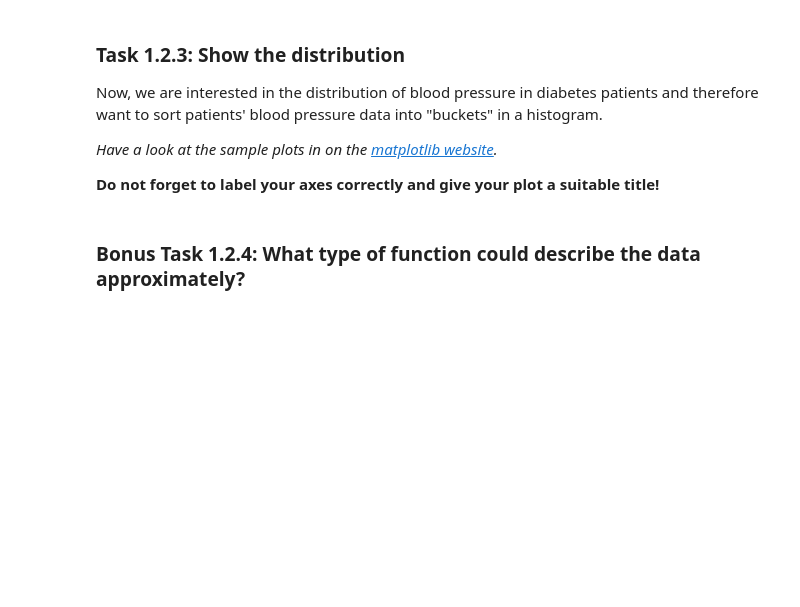
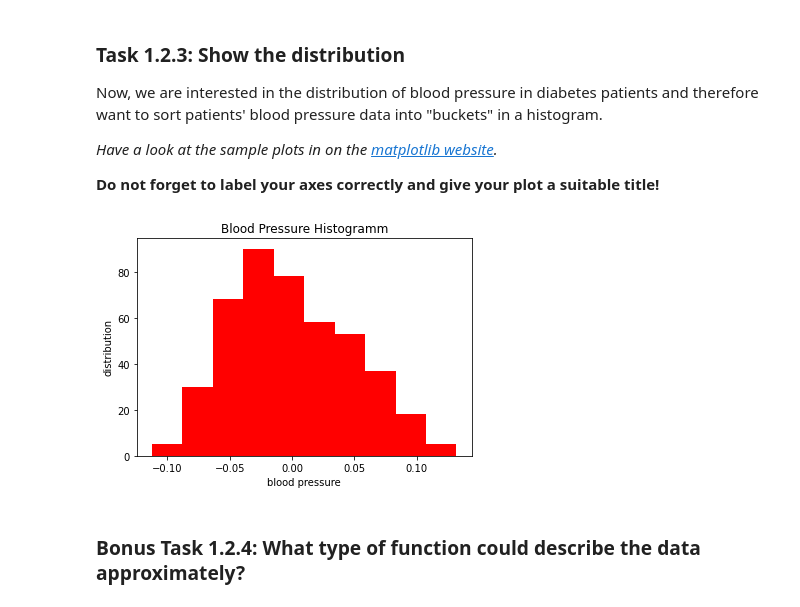
Before and after one commit to JakobSachs/DAIS2022, a Jupyter notebook: A02 - Plotting Correlation Regression/PlottingCorrelation.ipynb, the cells around one changed output. Saved outputs shown, nothing was run; the diff lists cells and outputs as text; code cells hidden in the pictures; blank space fills up the shorter version.

```diff
--- a/A02 - Plotting Correlation Regression/PlottingCorrelation.ipynb
+++ b/A02 - Plotting Correlation Regression/PlottingCorrelation.ipynb
@@ -46,7 +85,7 @@ As an example feature, we will take "bp", the blood pressure measurement.
 ### Task 1.2.1: Get the feature
 Isolate the feature "bp" from the data and save the vector into the provided variable _bp_.
 # %%
-bp = # Your Code here
+bp = diabetes["data"][::,3]
 # %% [markdown]
 ### Task 1.2.2: Describe the data
 Use the skills you learnt in the lecture and the last assignment (and `numpy`), to extract meaningful properties from the data:
@@ -73,10 +112,24 @@ _Have a look at the sample plots in on the [matplotlib website](https://matplotl
 
 **Do not forget to label your axes correctly and give your plot a suitable title!**
 # %%
-plt.title("Your Title here")
-plt.xlabel("Your X Label here")
-plt.ylabel("Your Y Label here")
+from scipy.stats import norm
+
+plt.title("Blood Pressure Histogramm")
+plt.xlabel("blood pressure")
+plt.ylabel("distribution")
+
+#get the standard derivation
+
+bp_std = np.std(bp)
+
+#plot the histogramm
+plt.hist(bp,bins = 10, color ="red")
+
+
+
 plt.show()
+# %% [output]
+[figure, added]
 # %% [markdown]
 ### Bonus Task 1.2.4: What type of function could describe the data approximately?
 # %%
```
Also changed, not shown: parts of 17 cells of this notebook, 1 other file.
